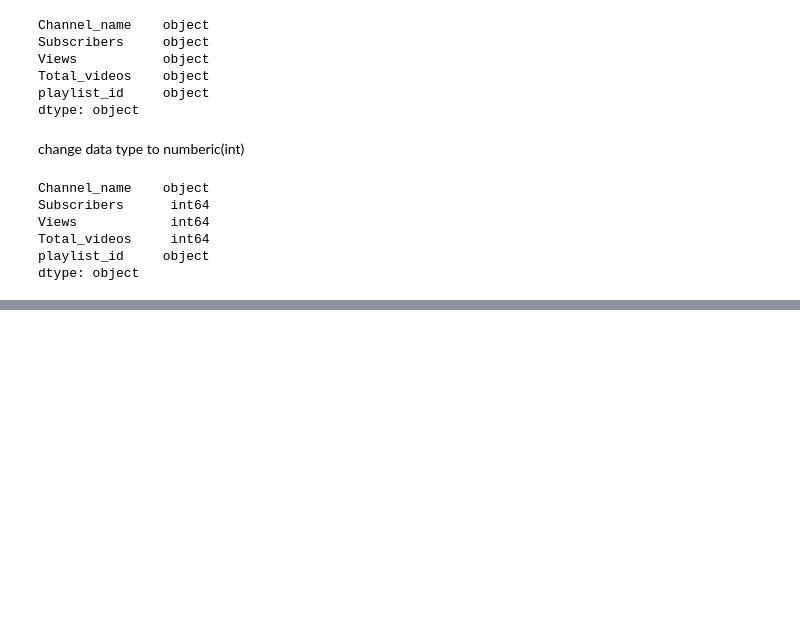
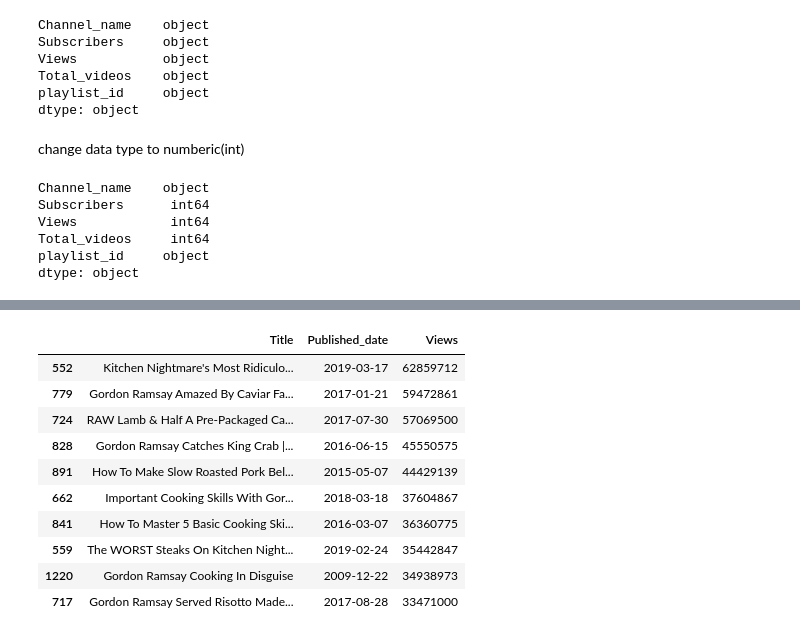
Before and after one commit to NigamaVeena/YouTube-Analytics, a Jupyter notebook: Youtube_Analytics1.ipynb, the cells around one changed output, grey strips where cells are left out. Saved outputs shown, nothing was run; the diff lists cells and outputs as text; code cells hidden in the pictures; blank space fills up the shorter version.

```diff
--- a/Youtube_Analytics1.ipynb
+++ b/Youtube_Analytics1.ipynb
@@ -129,0 +249,14 @@ ax = sns.barplot(x='Channel_name', y='Total_videos', data=channel_data)
+# %%
+top10_videos
+# %% [output]
+|  | Title | Published_date | Views |
+| 552 | Kitchen Nightmare's Most Ridiculo... | 2019-03-17 | 62859712 |
+| 779 | Gordon Ramsay Amazed By Caviar Fa... | 2017-01-21 | 59472861 |
+| 724 | RAW Lamb & Half A Pre-Packaged Ca... | 2017-07-30 | 57069500 |
+| 828 | Gordon Ramsay Catches King Crab |... | 2016-06-15 | 45550575 |
+| 891 | How To Make Slow Roasted Pork Bel... | 2015-05-07 | 44429139 |
+| 662 | Important Cooking Skills With Gor... | 2018-03-18 | 37604867 |
+| 841 | How To Master 5 Basic Cooking Ski... | 2016-03-07 | 36360775 |
+| 559 | The WORST Steaks On Kitchen Night... | 2019-02-24 | 35442847 |
+| 1220 | Gordon Ramsay Cooking In Disguise | 2009-12-22 | 34938973 |
+| 717 | Gordon Ramsay Served Risotto Made... | 2017-08-28 | 33471000 |
```
Also changed, not shown: parts of 20 cells of this notebook.
